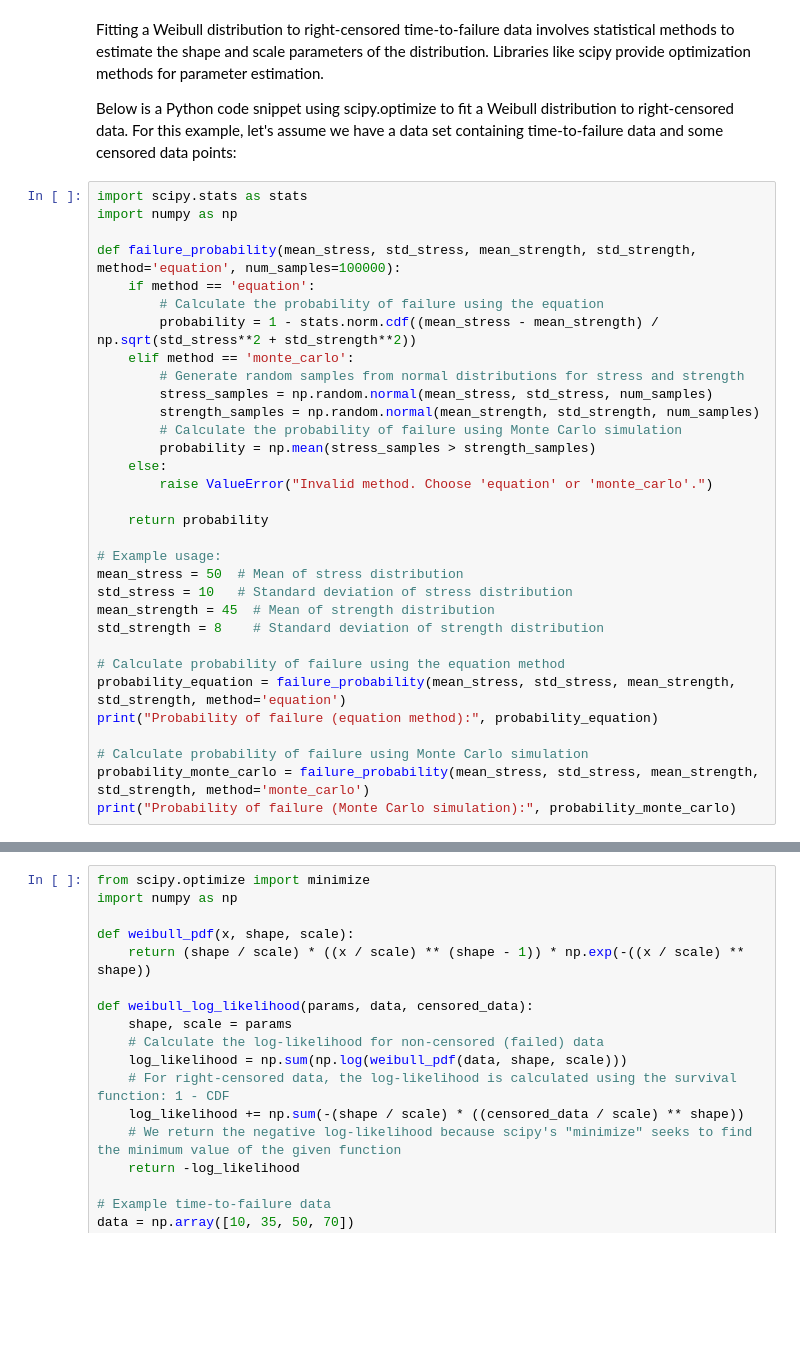
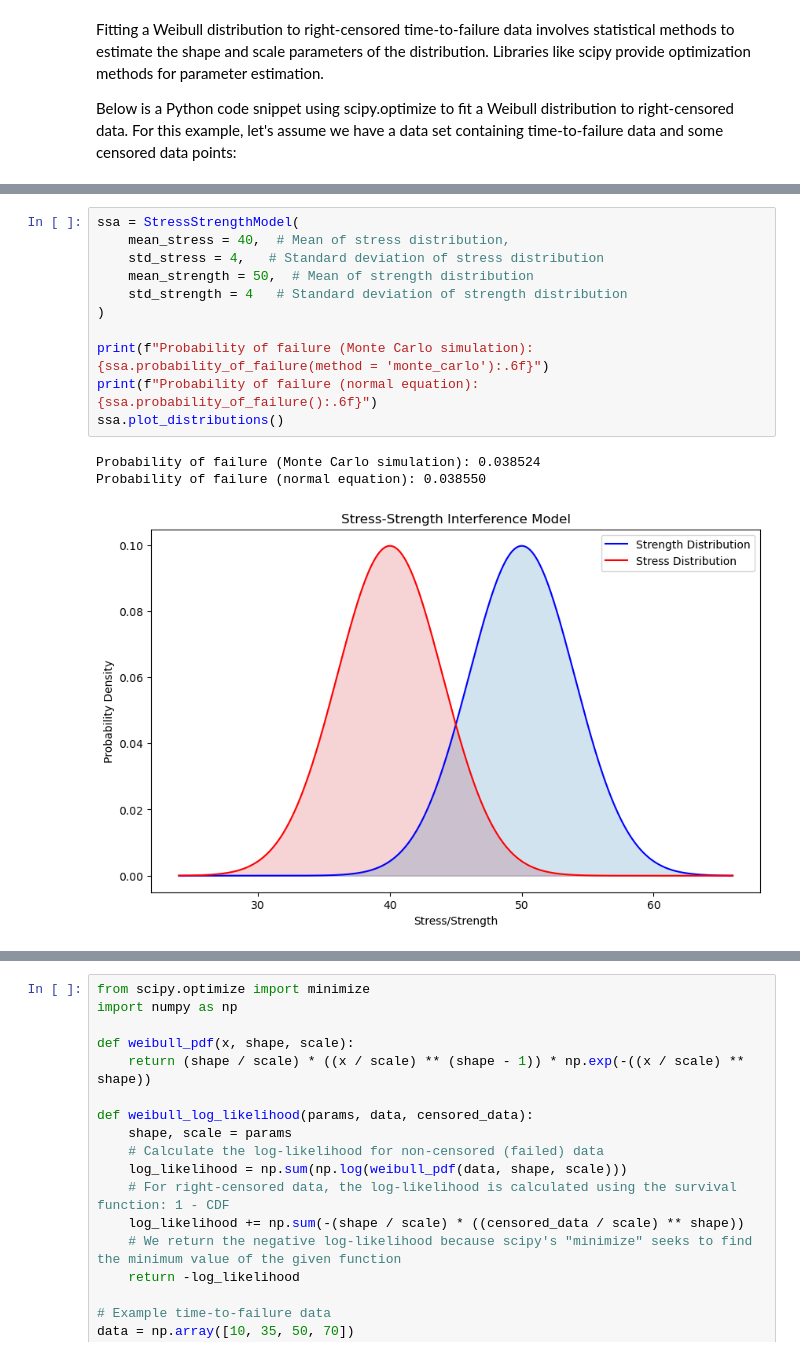
Before and after one commit to noriskworld/robust, a Jupyter notebook: robust.ipynb, the cells around one changed output, grey strips where cells are left out. Drawn from its saved outputs; the diff is of its cells as text; blank space fills up the shorter version.

Commit message:
stress_strength class

```diff
--- a/robust.ipynb
+++ b/robust.ipynb
@@ -247,35 +149,3 @@ norm.cdf(-4.5)
 Fitting a Weibull distribution to right-censored time-to-failure data involves statistical methods to estimate the shape and scale parameters of the distribution. Libraries like scipy provide optimization methods for parameter estimation.
 
 Below is a Python code snippet using scipy.optimize to fit a Weibull distribution to right-censored data. For this example, let's assume we have a data set containing time-to-failure data and some censored data points:
-# %%
-import scipy.stats as stats
-import numpy as np
-
-def failure_probability(mean_stress, std_stress, mean_strength, std_strength, method='equation', num_samples=100000):
-    if method == 'equation':
-        # Calculate the probability of failure using the equation
-        probability = 1 - stats.norm.cdf((mean_stress - mean_strength) / np.sqrt(std_stress**2 + std_strength**2))
-    elif method == 'monte_carlo':
-        # Generate random samples from normal distributions for stress and strength
-        stress_samples = np.random.normal(mean_stress, std_stress, num_samples)
-        strength_samples = np.random.normal(mean_strength, std_strength, num_samples)
-        # Calculate the probability of failure using Monte Carlo simulation
-        probability = np.mean(stress_samples > strength_samples)
-    else:
-        raise ValueError("Invalid method. Choose 'equation' or 'monte_carlo'.")
-
-    return probability
-
-# Example usage:
-mean_stress = 50  # Mean of stress distribution
-std_stress = 10   # Standard deviation of stress distribution
-mean_strength = 45  # Mean of strength distribution
-std_strength = 8    # Standard deviation of strength distribution
-
-# Calculate probability of failure using the equation method
-probability_equation = failure_probability(mean_stress, std_stress, mean_strength, std_strength, method='equation')
-print("Probability of failure (equation method):", probability_equation)
-
-# Calculate probability of failure using Monte Carlo simulation
-probability_monte_carlo = failure_probability(mean_stress, std_stress, mean_strength, std_strength, method='monte_carlo')
-print("Probability of failure (Monte Carlo simulation):", probability_monte_carlo)
@@ -281,0 +244,15 @@ print("Probability of failure (Monte Carlo simulation):", probability_monte_carl
+# %%
+ssa = StressStrengthModel(
+    mean_stress = 40,  # Mean of stress distribution,
+    std_stress = 4,   # Standard deviation of stress distribution
+    mean_strength = 50,  # Mean of strength distribution
+    std_strength = 4   # Standard deviation of strength distribution
+)
+
+print(f"Probability of failure (Monte Carlo simulation): {ssa.probability_of_failure(method = 'monte_carlo'):.6f}")
+print(f"Probability of failure (normal equation): {ssa.probability_of_failure():.6f}")
+ssa.plot_distributions()
+# %% [output]
+Probability of failure (Monte Carlo simulation): 0.038524
+Probability of failure (normal equation): 0.038550
+[figure, added]
```
Also changed, not shown: parts of 22 cells of this notebook.
